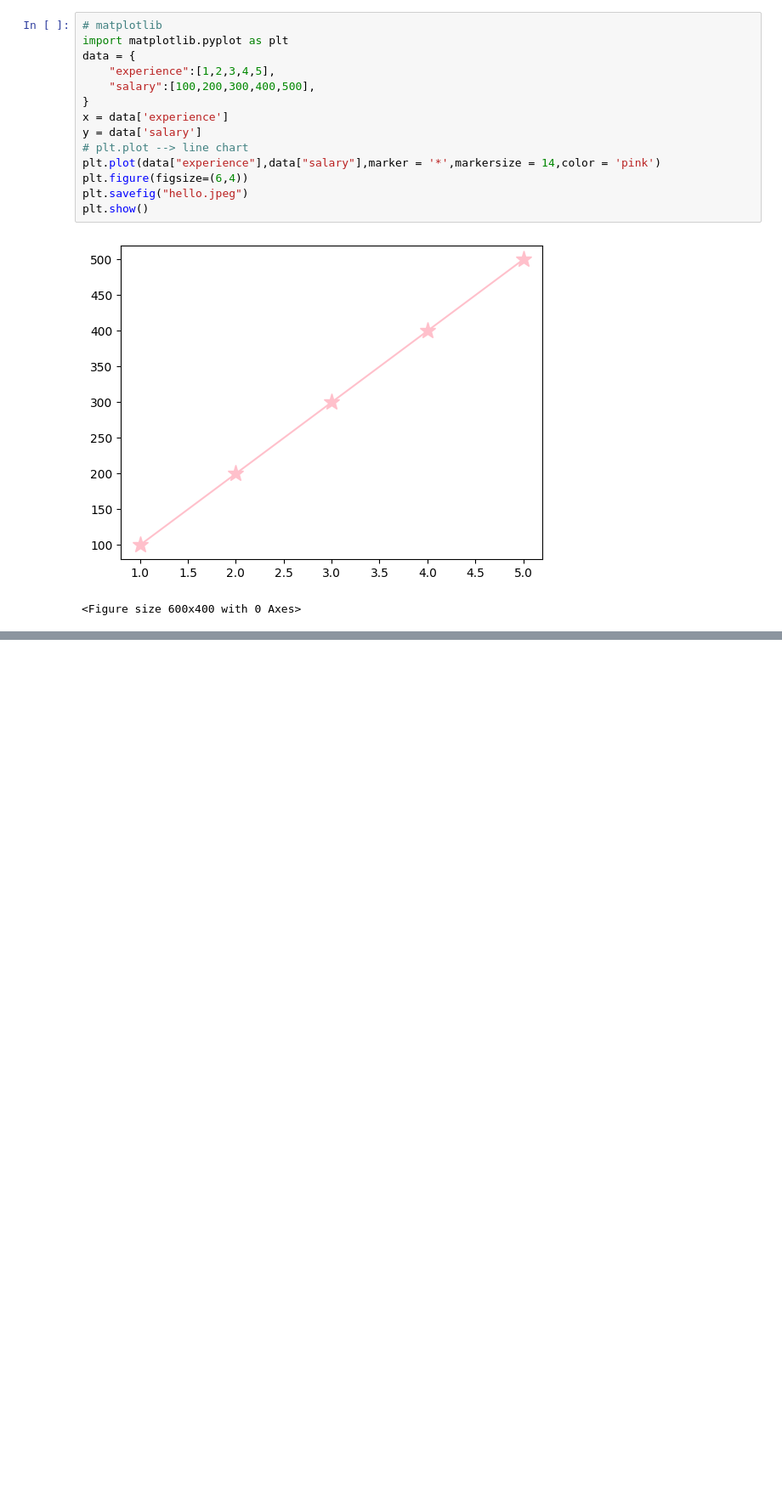
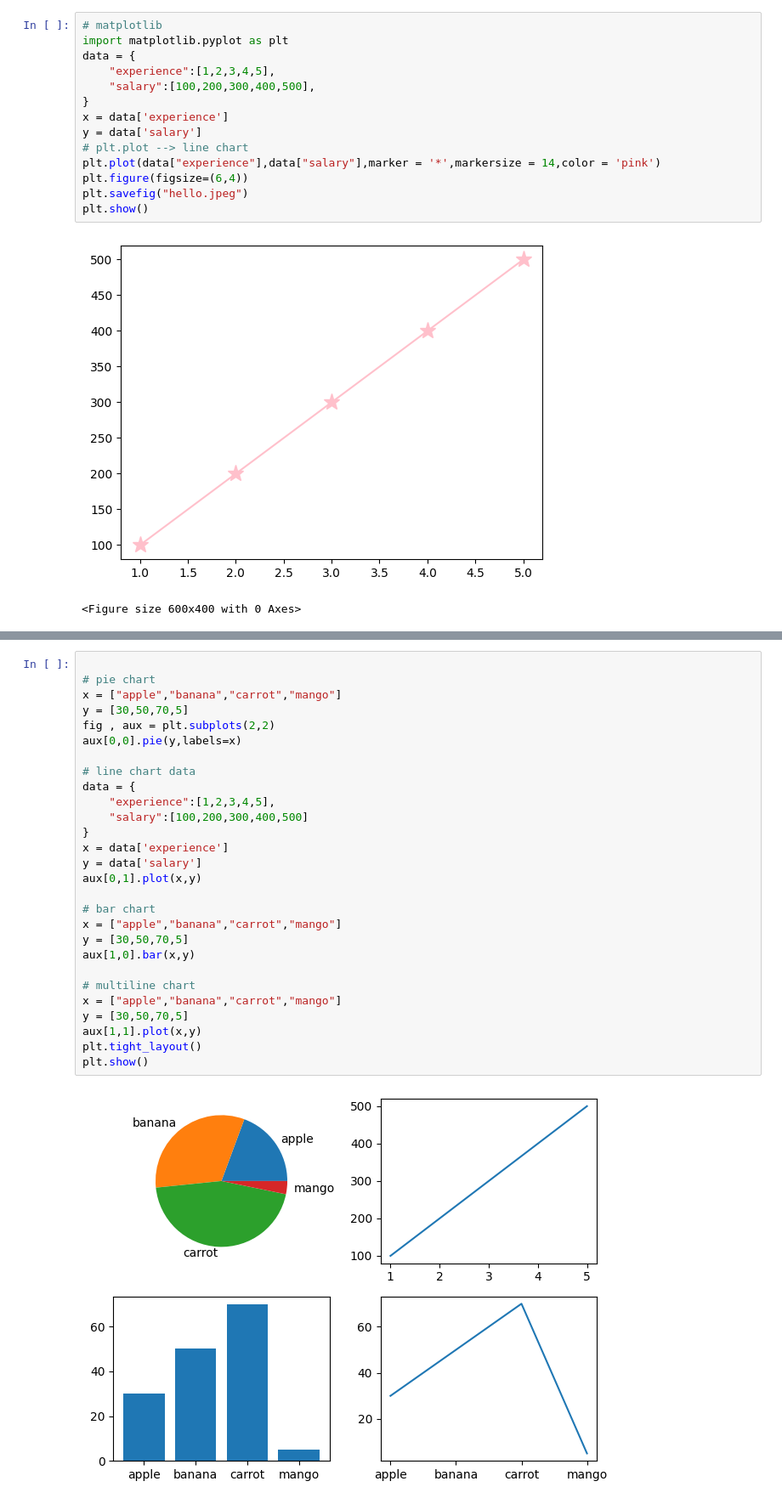
Before and after one commit to gungungoyal314/PythonLearn, a Jupyter notebook: pandas3.ipynb, the cells around one changed output, grey strips where cells are left out. Shown at 85% size. Saved outputs shown, nothing was run; the diff lists cells and outputs as text; blank space fills up the shorter version.

```diff
--- a/pandas3.ipynb
+++ b/pandas3.ipynb
@@ -63,0 +96,30 @@ plt.show()
+# %%
+
+# pie chart
+x = ["apple","banana","carrot","mango"]
+y = [30,50,70,5]
+fig , aux = plt.subplots(2,2)
+aux[0,0].pie(y,labels=x)
+
+# line chart data
+data = {
+    "experience":[1,2,3,4,5],
+    "salary":[100,200,300,400,500]
+}
+x = data['experience']
+y = data['salary']
+aux[0,1].plot(x,y)
+
+# bar chart
+x = ["apple","banana","carrot","mango"]
+y = [30,50,70,5]
+aux[1,0].bar(x,y)
+
+# multiline chart
+x = ["apple","banana","carrot","mango"]
+y = [30,50,70,5]
+aux[1,1].plot(x,y)
+plt.tight_layout()
+plt.show()
+# %% [output]
+[figure, added]
```
Also changed, not shown: parts of 2 cells of this notebook.
